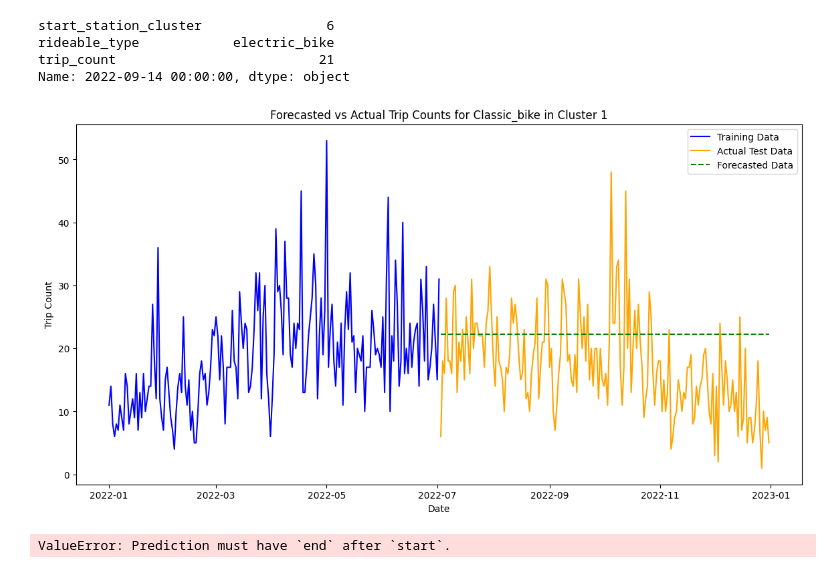
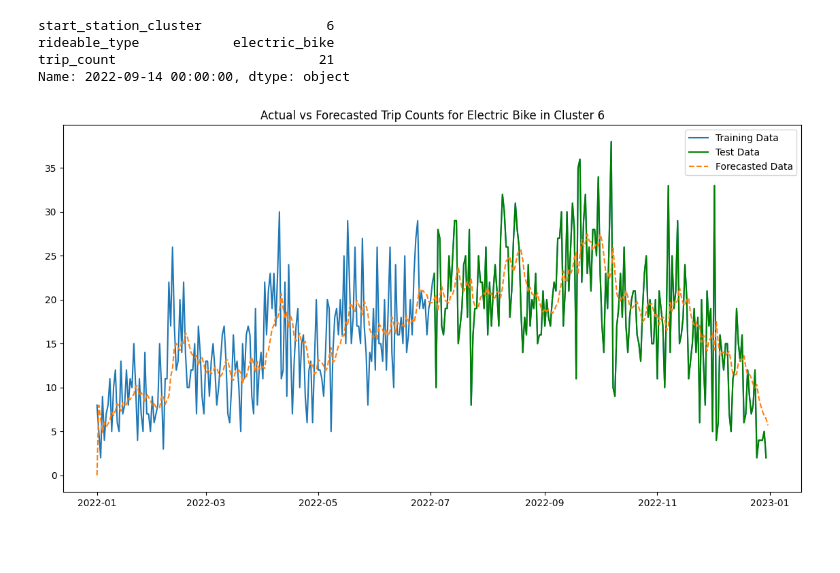
Before and after one commit to yiyiyang81/INSY662-Group-Project, a Jupyter notebook: Model/ARIMA_all_clusters.ipynb, the cells around one changed output. Drawn from its saved outputs; the diff is of its cells as text; code cells hidden in the pictures; blank space fills up the shorter version.

```diff
--- a/Model/ARIMA_all_clusters.ipynb
+++ b/Model/ARIMA_all_clusters.ipynb
@@ -344,5 +509,0 @@ def plot_demand_forecasting(cluster_to_predict, bike_type_to_predict):
-# %%
-# Example usage
-plot_demand_forecasting(1, 'classic_bike')
-# %% [output]
-[figure, removed]
@@ -380,5 +510,37 @@ def plot_demand_forecasting(cluster_to_predict, bike_type_to_predict, start_date
-# %%
-# Example usage: Plot the demand forecasting from '2022-01-01' to '2022-01-31' for cluster 1 and classic bikes
-plot_demand_forecasting(0, 'classic_bike', '2022-01-02', '2022-02-13')
-# %% [output]
-ValueError: Prediction must have `end` after `start`.
+# %%
+# Function to forecast demand
+def demand_forecasting_with_trend(cluster_to_predict, bike_type_to_predict):
+    # Select the appropriate training dataset
+    if bike_type_to_predict == "electric_bike":
+        cluster_temp = electric_bike_data[electric_bike_data['start_station_cluster'] == cluster_to_predict]
+        test_temp = electric_bike_test[electric_bike_test['start_station_cluster'] == cluster_to_predict]
+    elif bike_type_to_predict == "classic_bike":
+        cluster_temp = classic_bike_data[classic_bike_data['start_station_cluster'] == cluster_to_predict]
+        test_temp = classic_bike_test[classic_bike_test['start_station_cluster'] == cluster_to_predict]
+    else:
+        raise ValueError("Bike type must be 'electric_bike' or 'classic_bike'.")
+
+    # Fit the ARIMA model
+    model_order = arima_params[(cluster_to_predict, bike_type_to_predict)]['order']
+    model = ARIMA(cluster_temp['trip_count'], order=model_order)
+    results = model.fit()
+
+    # Predict for the entire year of 2022
+    forecast_end = '2022-12-31'
+    forecast = results.get_prediction(start='2022-01-01', end=forecast_end, dynamic=False)
+    forecasted_values = forecast.predicted_mean
+
+    # Plotting the training data, forecasted data
+    plt.figure(figsize=(14, 7))
+    plt.plot(cluster_temp['trip_count'], label='Training Data')
+    plt.plot(test_temp['trip_count'],label='Test Data',color='green')
+    plt.plot(pd.date_range(start='2022-01-01', end=forecast_end, freq='D'), forecasted_values,
+             label='Forecasted Data', linestyle='--')
+    plt.title(f"Actual vs Forecasted Trip Counts for {bike_type_to_predict.replace('_', ' ').title()} in Cluster {cluster_to_predict}")
+    plt.legend()
+    plt.show()
+# %%
+# Call the function to plot for cluster 0, electric bike
+demand_forecasting_with_trend(6, 'electric_bike')
+# %% [output]
+[figure, added]
```
Also changed, not shown: parts of 10 cells of this notebook, 1 other file.
